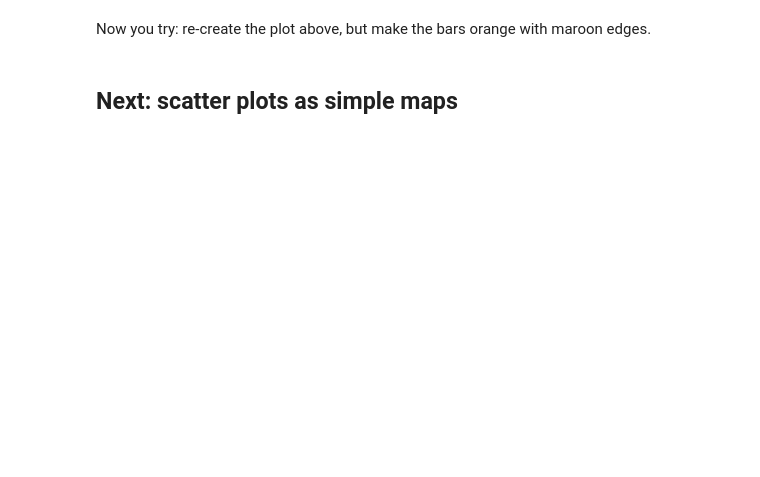
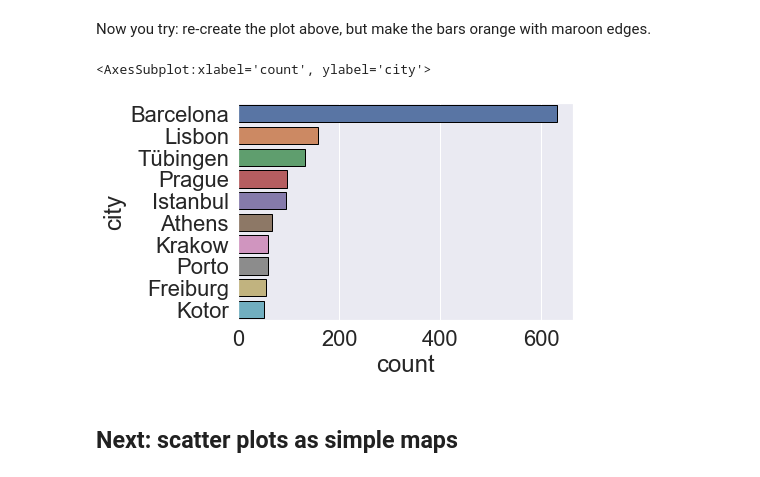
Before and after one commit to qszhao/PTUA2023, a Jupyter notebook: Lab06/Lab06_Visualization.ipynb, the cells around one changed output. Saved outputs shown, nothing was run; the diff lists cells and outputs as text; code cells hidden in the pictures; blank space fills up the shorter version.

```diff
--- a/Lab06/Lab06_Visualization.ipynb
+++ b/Lab06/Lab06_Visualization.ipynb
@@ -51,6 +58,11 @@ rs.head()
 Now you try: re-create the plot above, but make the bars orange with maroon edges.
 # %%
 # Q2: Draw the same bar chart, but now for the most visited cities instead of countries
+city_counts = df['city'].value_counts()[:10].rename_axis('city').to_frame('count')
+sns.barplot(y = city_counts.index, x = 'count', data = city_counts, orient = 'h', edgecolor = 'black')
+# %% [output]
+<AxesSubplot:xlabel='count', ylabel='city'>
+[figure, added]
 # %% [markdown]
 ## Next: scatter plots as simple maps
 # %%
```
Also changed, not shown: parts of 7 cells of this notebook.
